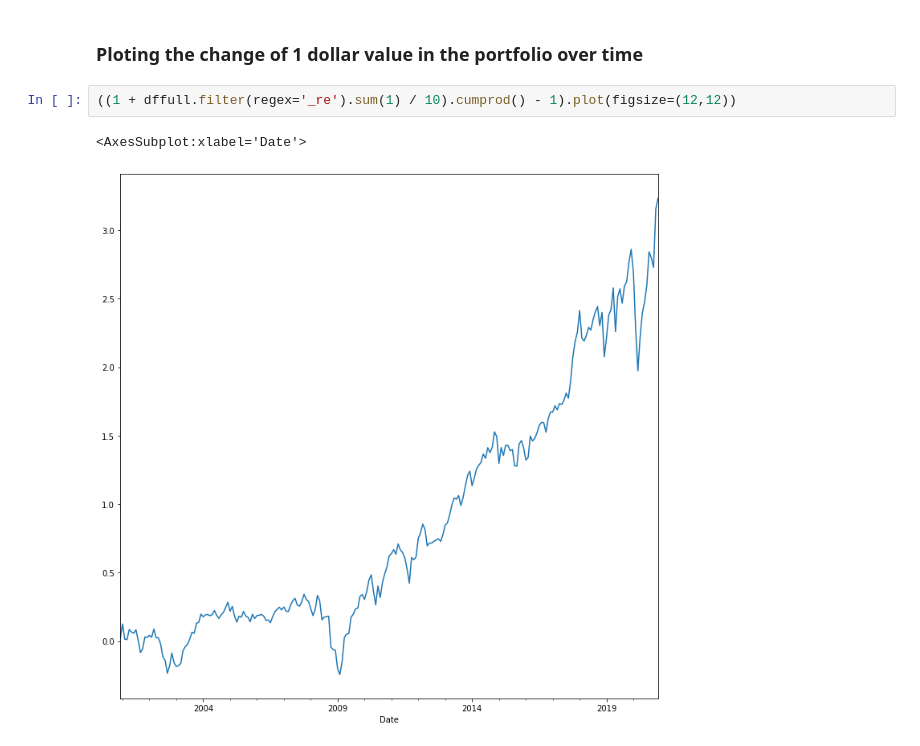
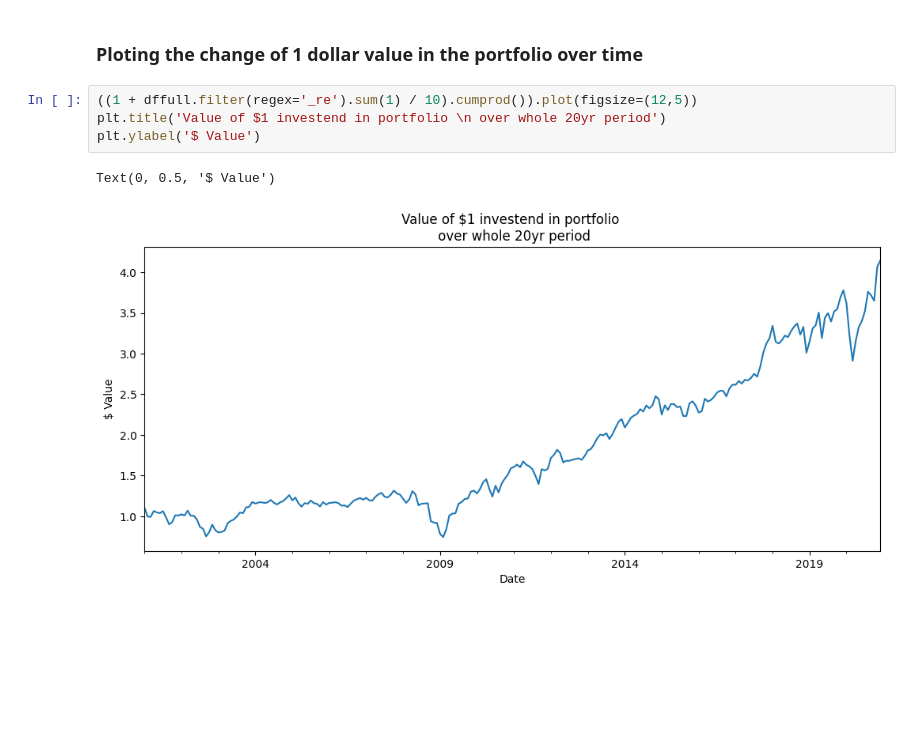
Before and after one commit to maxbranting/investment-theory, a Jupyter notebook: portfolio.ipynb, the cells around one changed output. Cells and saved outputs as stored; diff of their text form; blank space fills up the shorter version.

```diff
--- a/portfolio.ipynb
+++ b/portfolio.ipynb
@@ -504,7 +510,9 @@ display(pd.DataFrame(data=por_q4, index=['sharpeRatio', 'treynorRatio', 'jensens
 # %% [markdown]
 ### Ploting the change of 1 dollar value in the portfolio over time
 # %%
-((1 + dffull.filter(regex='_re').sum(1) / 10).cumprod() - 1).plot(figsize=(12,12))
+((1 + dffull.filter(regex='_re').sum(1) / 10).cumprod()).plot(figsize=(12,5))
+plt.title('Value of $1 investend in portfolio \n over whole 20yr period')
+plt.ylabel('$ Value')
 # %% [output]
-<AxesSubplot:xlabel='Date'>
+Text(0, 0.5, '$ Value')
-[figure, old version]
+[figure, new version]
```
Also changed, not shown: parts of 16 cells of this notebook, 2 other files.
